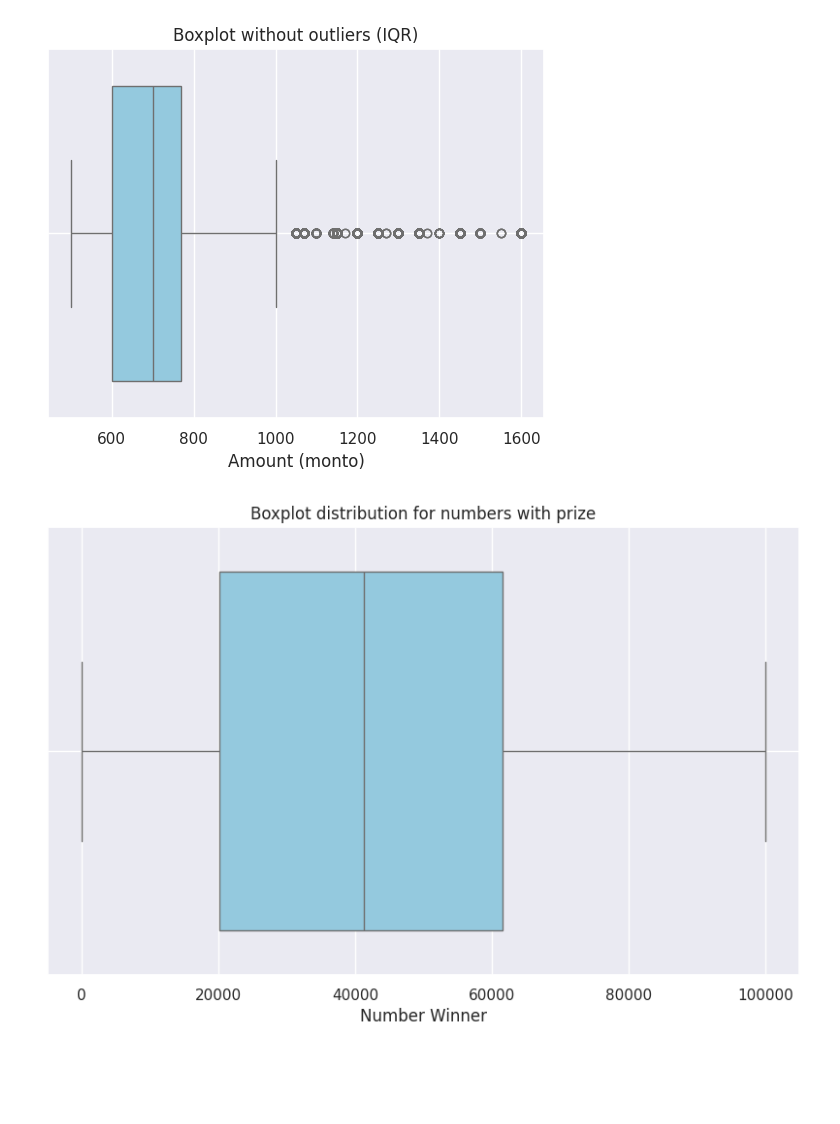
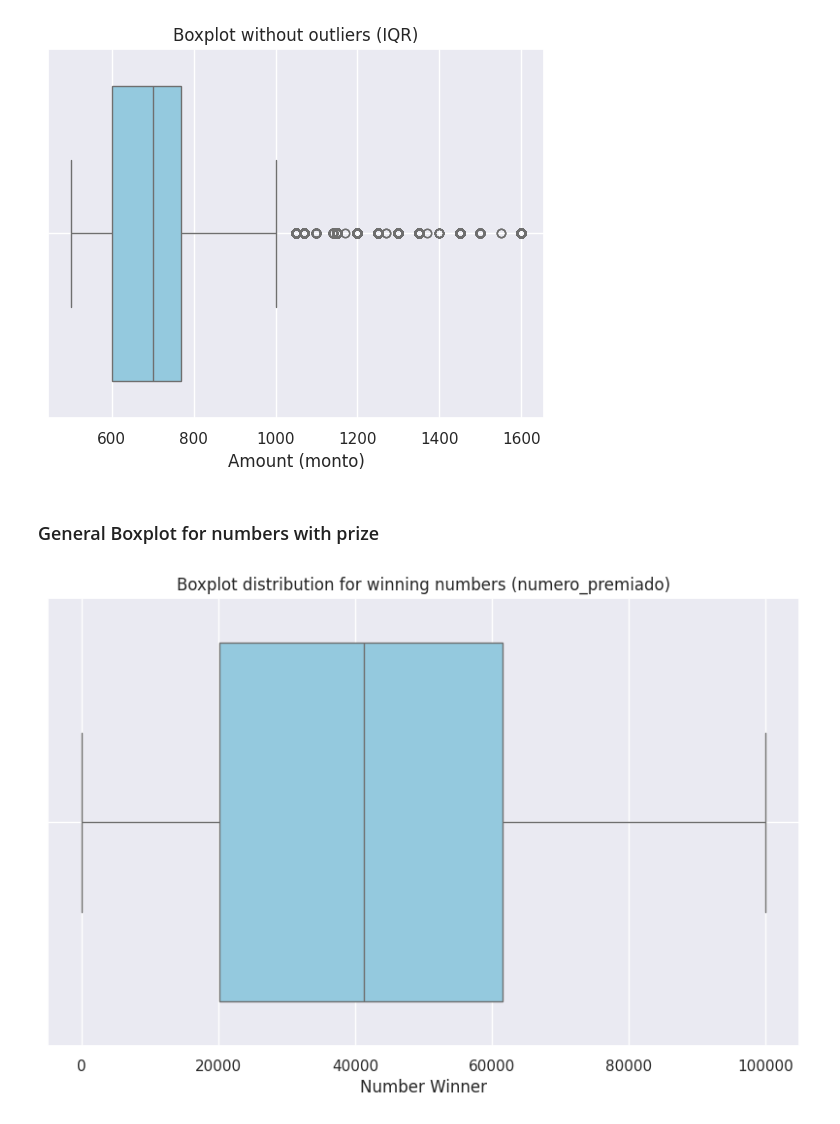
Before and after one commit to AngelDHackerman/santa-lucia-data-analysis-manual, a Jupyter notebook: notebooks/EDA_premios.ipynb, the cells around one changed output. Cells and saved outputs as stored; diff of their text form; code cells hidden in the pictures; blank space fills up the shorter version.

```diff
--- a/notebooks/EDA_premios.ipynb
+++ b/notebooks/EDA_premios.ipynb
@@ -162,15 +162,17 @@ plt.grid(True)
 plt.show()
 # %% [output]
 [figure]
+# %% [markdown]
+### General Boxplot for numbers with prize
 # %%
 plt.figure(figsize=(10, 6))
 
 # Boxplot for numbers with prize (numero_premiado)
 sns.boxplot(x=df['numero_premiado'], color="skyblue")
 
-plt.title('Boxplot distribution for numbers with prize')
+plt.title('Boxplot distribution for winning numbers (numero_premiado)')
 plt.xlabel('Number Winner')
 plt.grid(True)
 plt.show()
 # %% [output]
-[figure, old version]
+[figure, new version]
```
Also changed, not shown: parts of 2 cells of this notebook.
